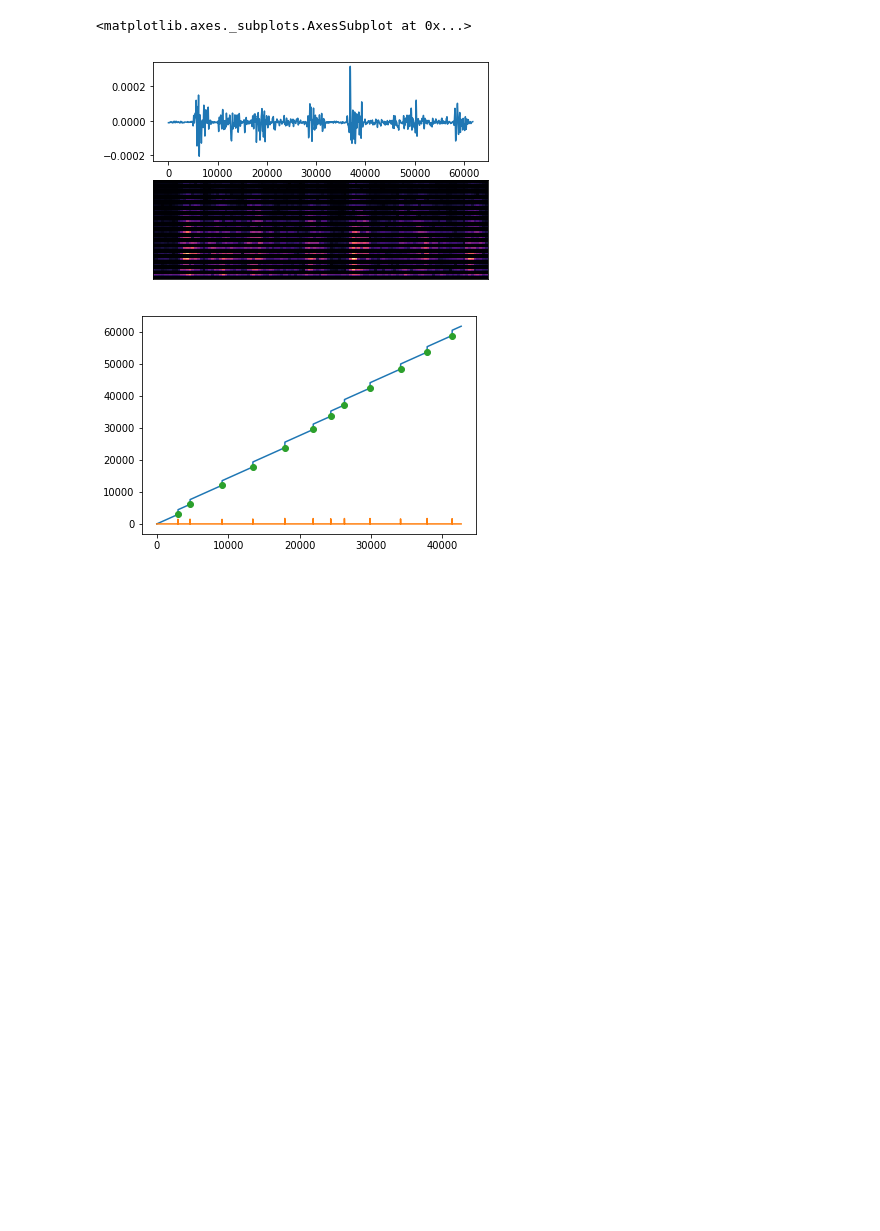
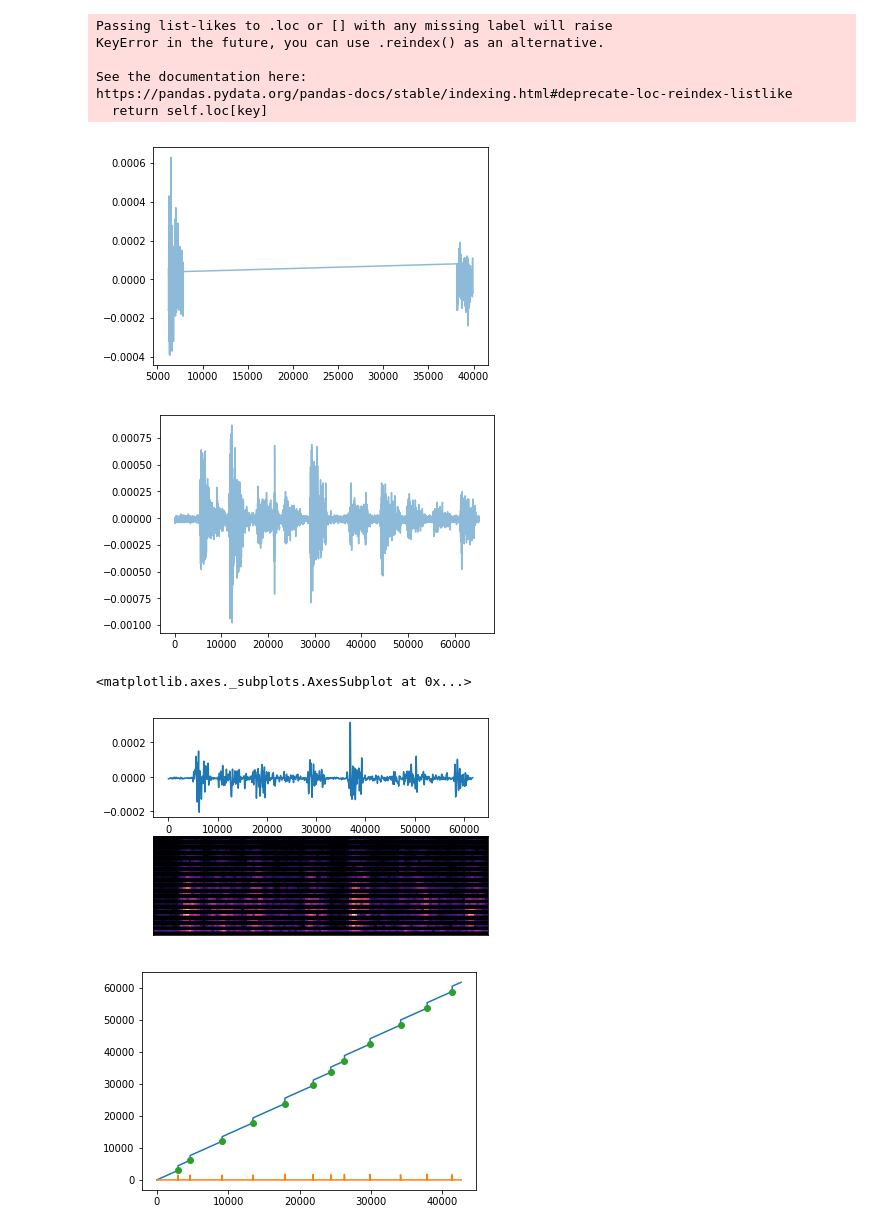
Before and after one commit to jacosol/GestureRecognition_MYO, a Jupyter notebook: IpythonNotebooks/DatasetHandsOn.ipynb, the cells around one changed output. Saved outputs shown, nothing was run; the diff lists cells and outputs as text; code cells hidden in the pictures; blank space fills up the shorter version.

```diff
--- a/IpythonNotebooks/DatasetHandsOn.ipynb
+++ b/IpythonNotebooks/DatasetHandsOn.ipynb
@@ -91,5 +89,34 @@ def plot_sample(data, channels):
 
     #plt.tight_layout()
     plt.show()
+# %%
+def extend_labeled_region(inds, insertL = 750):
+    """Extend a labeled region of the EGM data
+
+    Arguments:
+
+    inds    : np.array, array of indeces corresponding to the labeled region of the raw dataset
+    insertL : int, magnitude of the extension on each side of the region
+    """
+    channels = list(range(8))
+    for j in range(1,8):
+        try:
+            for k in channels:
+
+                inds = np.insert(inds,0,np.arange(inds[0]-insertL, inds[0]))
+                jumps = np.hstack(np.where(np.diff(inds) > 2)[0])
+                for jump in jumps:
+                    refLow = inds[jump-1]
+                    refHigh = inds[jump+1]
+                    inds = np.insert(inds, jump-1, np.arange(inds[jump-1], inds[jump-1] + insertL))
+                    inds = np.insert(inds, jump+1 + insertL, np.arange(inds[jump+1+insertL] - insertL, inds[jump+1+insertL]))
+                    inds = np.insert(inds, len(inds), np.arange(inds[-1] , inds[-1] + insertL))
+        except:
+            pass
+    return inds
+
+def create_single_sample(txt_filepath):
+
+    return sample
 # %%
 sample = load_random_sample(path)
@@ -104,3 +189,19 @@ plt.show()
+# %%
+inds = np.hstack(np.where(sample['labels'] == 2)[0])
+inds2 = extend_labeled_region(inds)
+plt.plot(sample['channel_1'][inds],alpha=0.5)
+plt.figure()
+plt.plot(sample['channel_1'][inds2],alpha=0.5)
+plt.show()
+# %% [output]
+Passing list-likes to .loc or [] with any missing label will raise
+KeyError in the future, you can use .reindex() as an alternative.
+
+See the documentation here:
+https://pandas.pydata.org/pandas-docs/stable/indexing.html#deprecate-loc-reindex-listlike
+  return self.loc[key]
+[figure, added]
+[figure, added]
 # %%
 plt.subplot(211)
 plt.plot(scipy.ndimage.gaussian_filter( sample['channel_1'],50))
```
Also changed, not shown: parts of 16 cells of this notebook.
